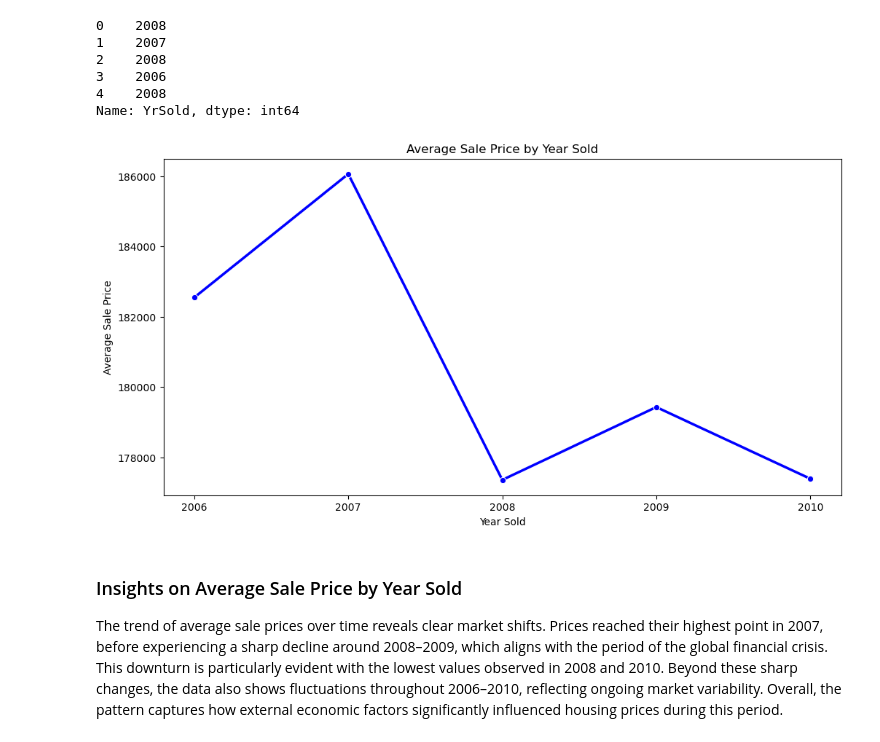
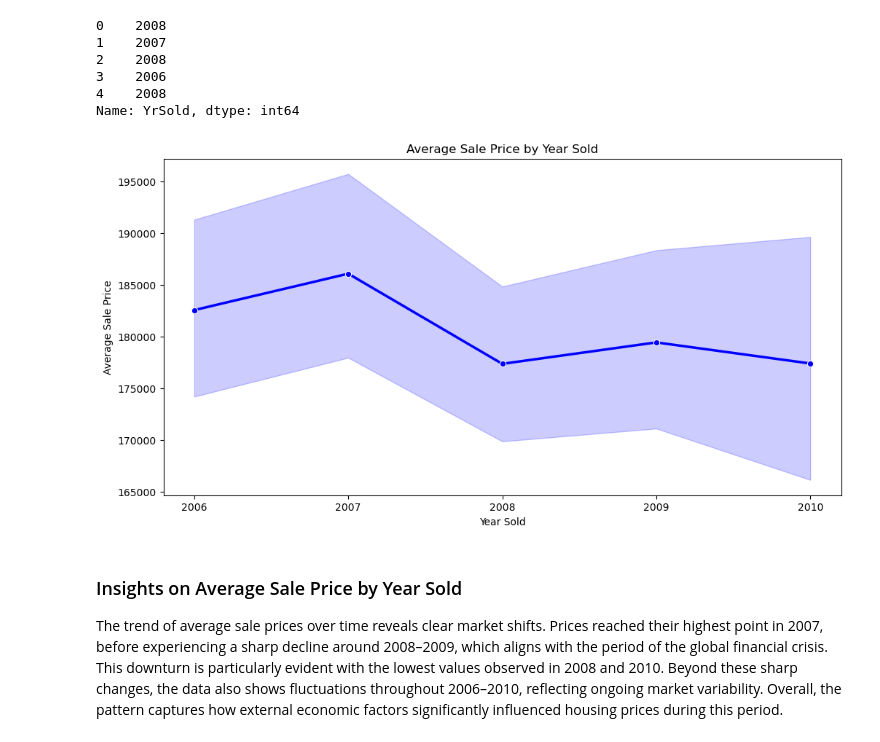
Before and after one commit to Abdush1/Exploratory-Data-Analysis-EDA-for-Real-Estate-Pricing-Project-3-NHIS, a Jupyter notebook: Project-3.ipynb, the cells around one changed output. Cells and saved outputs as stored; diff of their text form; code cells hidden in the pictures.

```diff
--- a/Project-3.ipynb
+++ b/Project-3.ipynb
@@ -627,14 +636,14 @@ print(df['YrSold'].head())
 Name: YrSold, dtype: int64
 # %%
 plt.figure(figsize=(12, 6))
-sns.lineplot(x='YrSold', y='SalePrice', data=yearly_price, linewidth=2.5, color="Blue", marker="o")
+sns.lineplot(x='YrSold', y='SalePrice', data=df, linewidth=2.5, color="Blue", marker="o")
 plt.title('Average Sale Price by Year Sold')
 plt.xlabel('Year Sold')
 plt.ylabel('Average Sale Price')
-plt.xticks(yearly_price['YrSold'].unique())
+plt.xticks(df['YrSold'].unique())
 plt.show()
 # %% [output]
-[figure, old version]
+[figure, new version]
 # %% [markdown]
 ### Insights on Average Sale Price by Year Sold
 
```
Also changed, not shown: parts of 19 cells of this notebook.
